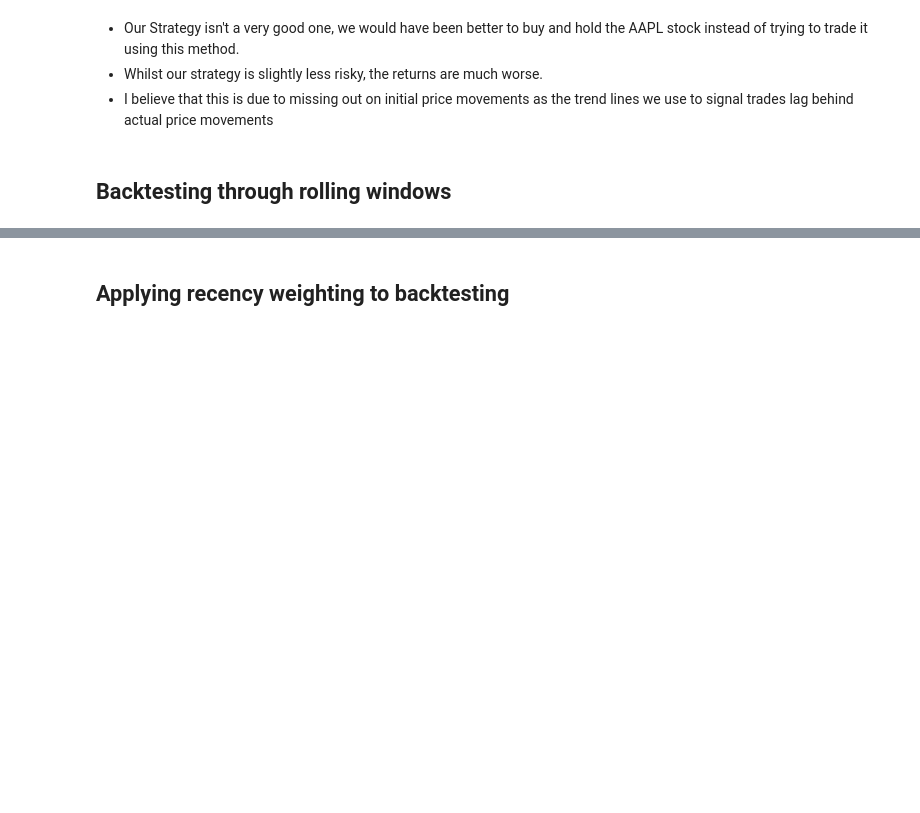
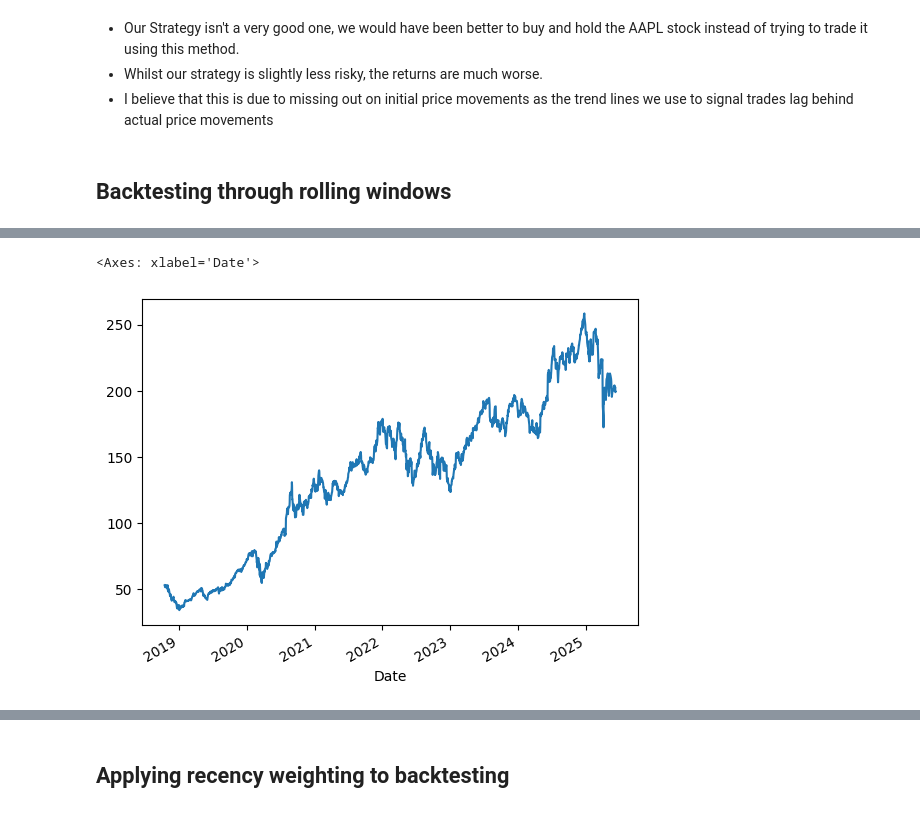
Before and after one commit to JamieW365/trading_algos, a Jupyter notebook: notebooks/moving_average_crossover.ipynb, the cells around one changed output, grey strips where cells are left out. Drawn from its saved outputs; the diff is of its cells as text; code cells hidden in the pictures; blank space fills up the shorter version.

```diff
--- a/notebooks/moving_average_crossover.ipynb
+++ b/notebooks/moving_average_crossover.ipynb
@@ -459,0 +432,5 @@ for window in windows:
+# %%
+df_aapl['Close'].plot()
+# %% [output]
+<Axes: xlabel='Date'>
+[figure, added]
```
Also changed, not shown: parts of 21 cells of this notebook.
